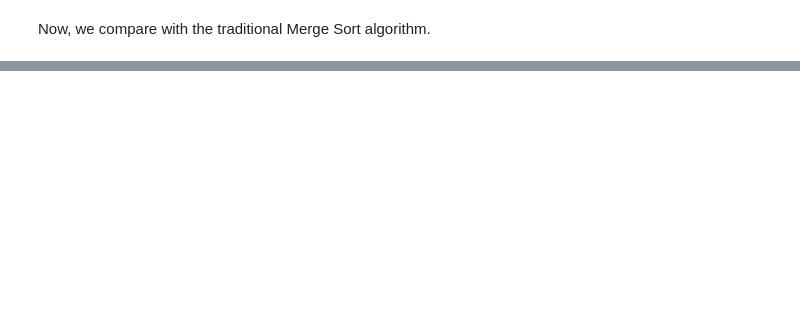
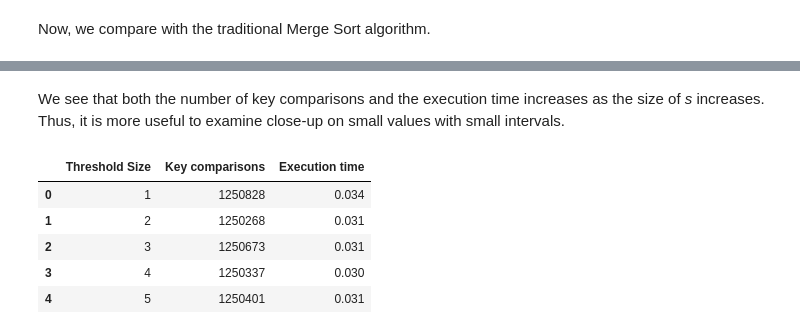
Before and after one commit to Neo-Zenith/Analysis-of-Algorithms, a Jupyter notebook: Example Class 1/analysisForCPart2.Ipynb, the cells around one changed output, grey strips where cells are left out. Drawn from its saved outputs; the diff is of its cells as text; code cells hidden in the pictures; blank space fills up the shorter version.

Commit message:
Added c part 2

```diff
--- a/Example Class 1/analysisForCPart2.Ipynb
+++ b/Example Class 1/analysisForCPart2.Ipynb
@@ -99,0 +100,13 @@ sb.lineplot(data=data2, x='Threshold Size', y='Execution time ', color="red")
+# %% [markdown]
+We see that both the number of key comparisons and the execution time increases as the size of *s* increases. Thus, it is more useful to examine close-up on small values with small intervals.
+# %%
+data3 = pd.read_csv("mergeInsertionSortPart2a.csv", header=0)
+
+data3.head()
+# %% [output]
+|  | Threshold Size | Key comparisons | Execution time |
+| 0 | 1 | 1250828 | 0.034 |
+| 1 | 2 | 1250268 | 0.031 |
+| 2 | 3 | 1250673 | 0.031 |
+| 3 | 4 | 1250337 | 0.030 |
+| 4 | 5 | 1250401 | 0.031 |
```
Also changed, not shown: parts of 16 cells of this notebook, 7 other files.
